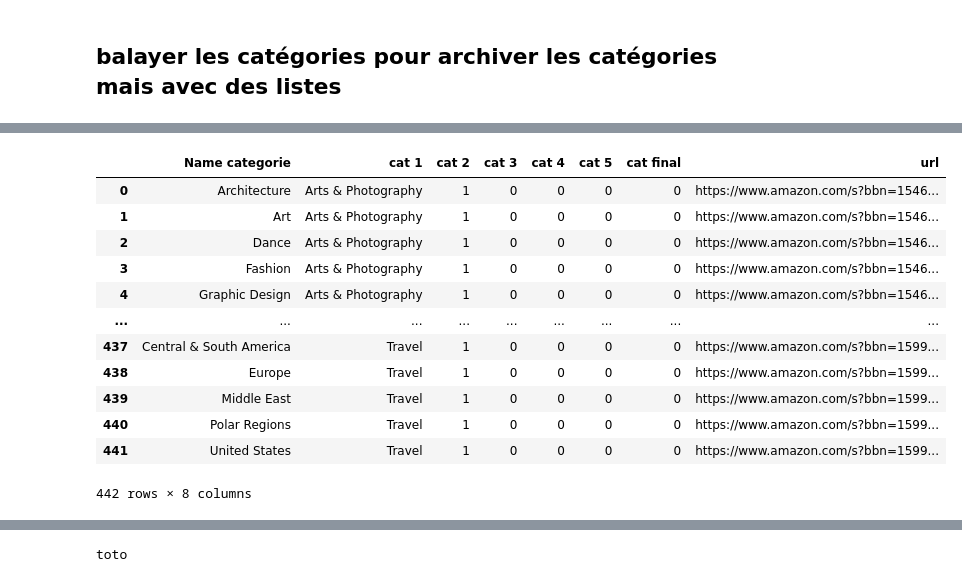
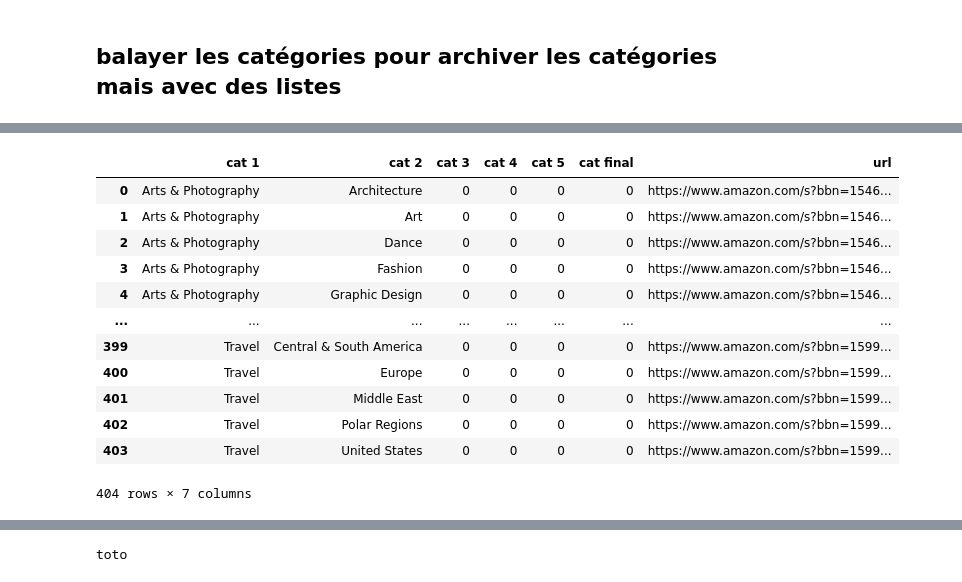
Before and after one commit to thomasgassin/kindle-scrapper, a Jupyter notebook: notebooks/NoteBook.ipynb, the cells around one changed output, grey strips where cells are left out. Cells and saved outputs as stored; diff of their text form; code cells hidden in the pictures.

```diff
--- a/notebooks/NoteBook.ipynb
+++ b/notebooks/NoteBook.ipynb
@@ -336,20 +338,20 @@ dataframe
 # %%
 DRIVER_PATH_chromedriver = str(Path('../chromedriver').resolve())
 browser = webdriver.Chrome(executable_path= DRIVER_PATH_chromedriver)
-index = ['Name categorie','cat 1 ','cat 2','cat 3','cat 4', 'cat 5' ,'cat final','url']
+index = ['cat 1 ','cat 2','cat 3','cat 4', 'cat 5' ,'cat final','url']
 # Create the pandas DataFrame
 browser.get(url_kindle_accueil)
 browser.get(url_kindle_accueil)
 html_page_listing = browser.page_source # permet de prendre le code html de la page
 soup = BeautifulSoup(html_page_listing , 'lxml') # créer la soupe avec le parser
 categories = soup.find_all('li'  , class_ = 'a-spacing-micro apb-browse-refinements-indent-2')
-listing_categories=[]
+listing_categories_cat1=[]
 # première descente des catégories simple il suffit de le la première page pas de boucle
 for categorie in categories :
     categor = categorie.span.text.strip()
     lien = 'https://www.amazon.com'+ categorie.a.get('href')
-    listing_categories.append([categor,1,0,0,0,0,0,lien])
-dataframe1 = pd.DataFrame(listing_categories,columns= index)
+    listing_categories_cat1.append([categor,0,0,0,0,0,lien])
+dataframe1 = pd.DataFrame(listing_categories_cat1,columns= index)
 
 dataframe1
 # %% [output]
@@ -373,32 +375,32 @@ dataframe1
 # %%
 # deuxième itération, il faut faire un boucle for sur le premier listing des catégories
 listing_categories_cat2=[]
-for i in range(len(listing_categories)) :
-    browser.get(listing_categories[i][7])
+for i in range(len(listing_categories_cat1)) :
+    browser.get(listing_categories_cat1[i][6])
     html_page_listing = browser.page_source # permet de prendre le code html de la page
     soup = BeautifulSoup(html_page_listing , 'lxml') # créer la soupe avec le parser
     categories = soup.find_all('li'  , class_ = 'a-spacing-micro apb-browse-refinements-indent-2')
     # première descente des catégories simple il suffit de le la première page pas de boucle
     for categorie in categories :
         categor = categorie.span.text.strip()
         lien = 'https://www.amazon.com'+ categorie.a.get('href')
-        listing_categories_cat2.append([categor,listing_categories[i][0],1,0,0,0,0,lien])
+        listing_categories_cat2.append([listing_categories_cat1[i][0],categor,0,0,0,0,lien])
 dataframe2 = pd.DataFrame(listing_categories_cat2,columns= index)
 dataframe2
 # %% [output]
-|  | Name categorie | cat 1 | cat 2 | cat 3 | cat 4 | cat 5 | cat final | url |
-| 0 | Architecture | Arts & Photography | 1 | 0 | 0 | 0 | 0 | https://www.amazon.com/s?bbn=1546... |
-| 1 | Art | Arts & Photography | 1 | 0 | 0 | 0 | 0 | https://www.amazon.com/s?bbn=1546... |
-| 2 | Dance | Arts & Photography | 1 | 0 | 0 | 0 | 0 | https://www.amazon.com/s?bbn=1546... |
-| 3 | Fashion | Arts & Photography | 1 | 0 | 0 | 0 | 0 | https://www.amazon.com/s?bbn=1546... |
-| 4 | Graphic Design | Arts & Photography | 1 | 0 | 0 | 0 | 0 | https://www.amazon.com/s?bbn=1546... |
-| ... | ... | ... | ... | ... | ... | ... | ... | ... |
-| 437 | Central & South America | Travel | 1 | 0 | 0 | 0 | 0 | https://www.amazon.com/s?bbn=1599... |
-| 438 | Europe | Travel | 1 | 0 | 0 | 0 | 0 | https://www.amazon.com/s?bbn=1599... |
-| 439 | Middle East | Travel | 1 | 0 | 0 | 0 | 0 | https://www.amazon.com/s?bbn=1599... |
-| 440 | Polar Regions | Travel | 1 | 0 | 0 | 0 | 0 | https://www.amazon.com/s?bbn=1599... |
-| 441 | United States | Travel | 1 | 0 | 0 | 0 | 0 | https://www.amazon.com/s?bbn=1599... |
+|  | cat 1 | cat 2 | cat 3 | cat 4 | cat 5 | cat final | url |
+| 0 | Arts & Photography | Architecture | 0 | 0 | 0 | 0 | https://www.amazon.com/s?bbn=1546... |
+| 1 | Arts & Photography | Art | 0 | 0 | 0 | 0 | https://www.amazon.com/s?bbn=1546... |
+| 2 | Arts & Photography | Dance | 0 | 0 | 0 | 0 | https://www.amazon.com/s?bbn=1546... |
+| 3 | Arts & Photography | Fashion | 0 | 0 | 0 | 0 | https://www.amazon.com/s?bbn=1546... |
+| 4 | Arts & Photography | Graphic Design | 0 | 0 | 0 | 0 | https://www.amazon.com/s?bbn=1546... |
+| ... | ... | ... | ... | ... | ... | ... | ... |
+| 399 | Travel | Central & South America | 0 | 0 | 0 | 0 | https://www.amazon.com/s?bbn=1599... |
+| 400 | Travel | Europe | 0 | 0 | 0 | 0 | https://www.amazon.com/s?bbn=1599... |
+| 401 | Travel | Middle East | 0 | 0 | 0 | 0 | https://www.amazon.com/s?bbn=1599... |
+| 402 | Travel | Polar Regions | 0 | 0 | 0 | 0 | https://www.amazon.com/s?bbn=1599... |
+| 403 | Travel | United States | 0 | 0 | 0 | 0 | https://www.amazon.com/s?bbn=1599... |
-442 rows × 8 columns
+404 rows × 7 columns
 # %%
 # ici on attaque la ltroisième itération , on va descendre sur le même schéma que précédemment
 listing_categories_cat3=[]
```
Also changed, not shown: parts of 4 cells of this notebook.
